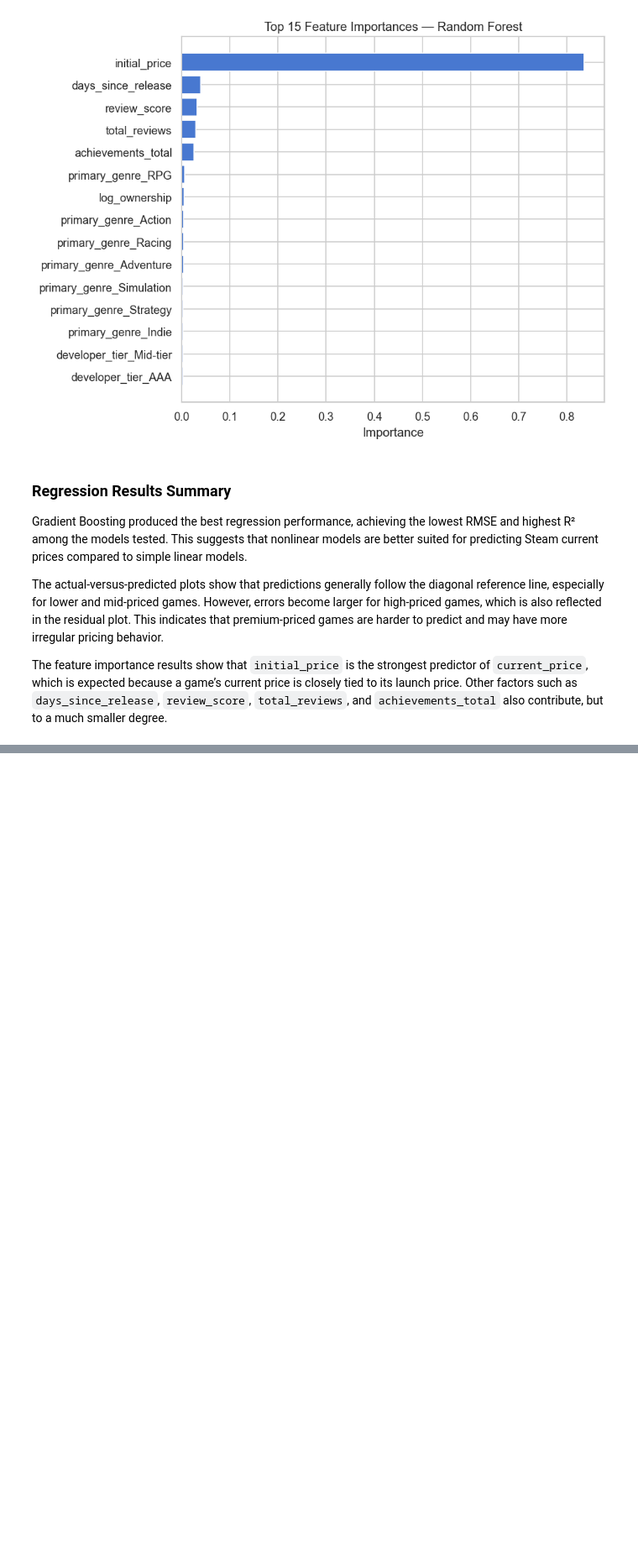
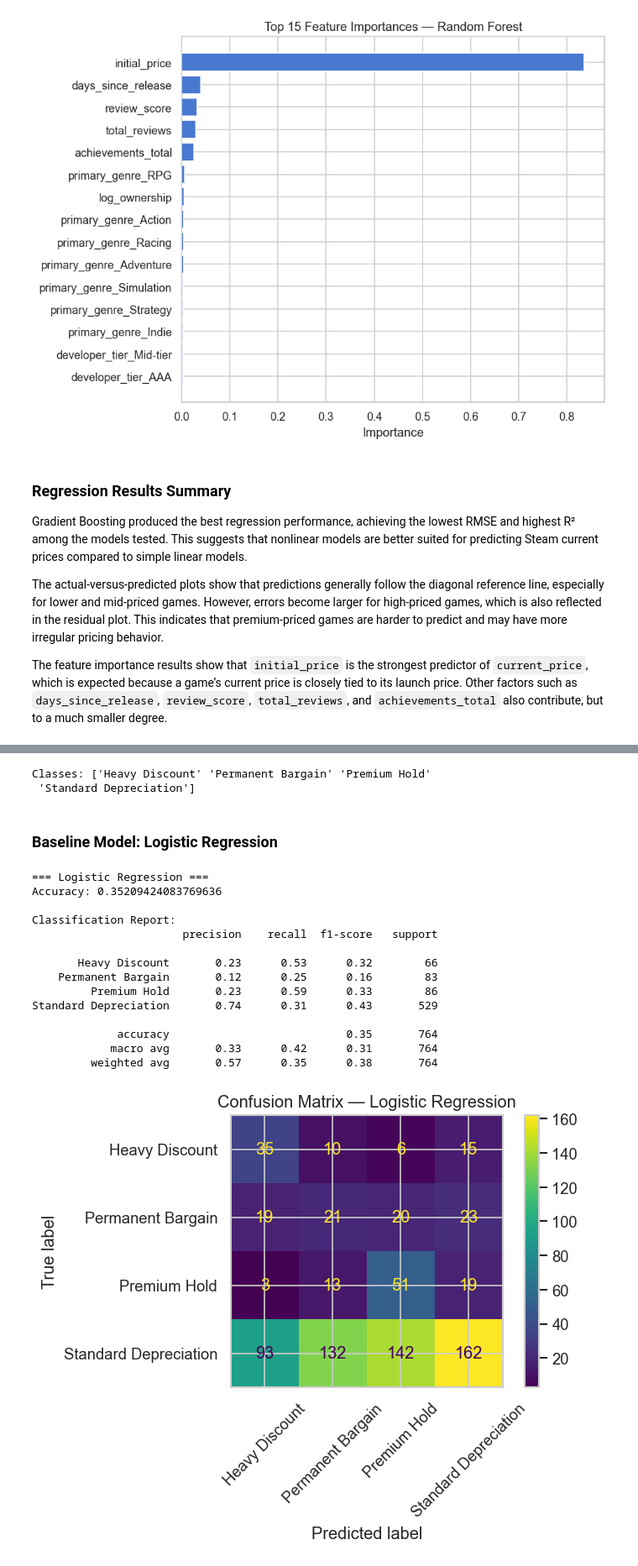
Before and after one commit to samsamotan/Y2T2-Final-Project, a Jupyter notebook: notebooks/04_ml_part1_price_and_value_retention.ipynb, the cells around one changed output, grey strips where cells are left out. Shown at 84% size. Saved outputs shown, nothing was run; the diff lists cells and outputs as text; code cells hidden in the pictures; blank space fills up the shorter version.

```diff
--- a/notebooks/04_ml_part1_price_and_value_retention.ipynb
+++ b/notebooks/04_ml_part1_price_and_value_retention.ipynb
@@ -808,0 +633,42 @@ Overall, Gradient Boosting is selected as the best model, but further improvemen
+# %%
+# Step 4.5: Classification Model — Predict Value Retention Tier
+
+from sklearn.linear_model import LogisticRegression
+from sklearn.ensemble import RandomForestClassifier, GradientBoostingClassifier
+from sklearn.model_selection import GridSearchCV, StratifiedKFold
+from sklearn.metrics import (
+    accuracy_score,
+    precision_score,
+    recall_score,
+    f1_score,
+    classification_report,
+    ConfusionMatrixDisplay,
+    roc_auc_score,
+    precision_recall_curve,
+    average_precision_score,
+    roc_curve
+)
+from sklearn.preprocessing import LabelEncoder, label_binarize
+from sklearn.pipeline import Pipeline
+from sklearn.utils.class_weight import compute_sample_weight
+
+import numpy as np
+import pandas as pd
+import matplotlib.pyplot as plt
+
+# Final classification feature sets
+X_train_cls_final = X_train_cls[num_features + cat_features]
+X_test_cls_final = X_test_cls[num_features + cat_features]
+
+# Encode target labels
+le = LabelEncoder()
+y_train_enc = le.fit_transform(y_train_cls)
+y_test_enc = le.transform(y_test_cls)
+
+class_names = le.classes_
+n_classes = len(class_names)
+
+print("Classes:", class_names)
+# %% [output]
+Classes: ['Heavy Discount' 'Permanent Bargain' 'Premium Hold'
+ 'Standard Depreciation']
@@ -808,0 +710,38 @@ Overall, Gradient Boosting is selected as the best model, but further improvemen
+# %% [markdown]
+### Baseline Model: Logistic Regression
+# %%
+log_clf = Pipeline([
+    ("prep", preprocessor),
+    ("model", LogisticRegression(
+        class_weight="balanced",
+        max_iter=5000,
+        random_state=42
+    ))
+])
+
+log_clf.fit(X_train_cls_final, y_train_enc)
+y_pred_log = log_clf.predict(X_test_cls_final)
+
+evaluate_classifier(
+    "Logistic Regression",
+    log_clf,
+    X_test_cls_final,
+    y_test_enc,
+    y_pred_log
+)
+# %% [output]
+=== Logistic Regression ===
+Accuracy: 0.35209424083769636
+
+Classification Report:
+                       precision    recall  f1-score   support
+
+       Heavy Discount       0.23      0.53      0.32        66
+    Permanent Bargain       0.12      0.25      0.16        83
+         Premium Hold       0.23      0.59      0.33        86
+Standard Depreciation       0.74      0.31      0.43       529
+
+             accuracy                           0.35       764
+            macro avg       0.33      0.42      0.31       764
+         weighted avg       0.57      0.35      0.38       764
+[figure, added]
```
Also changed, not shown: parts of 19 cells of this notebook, 1 other file.
